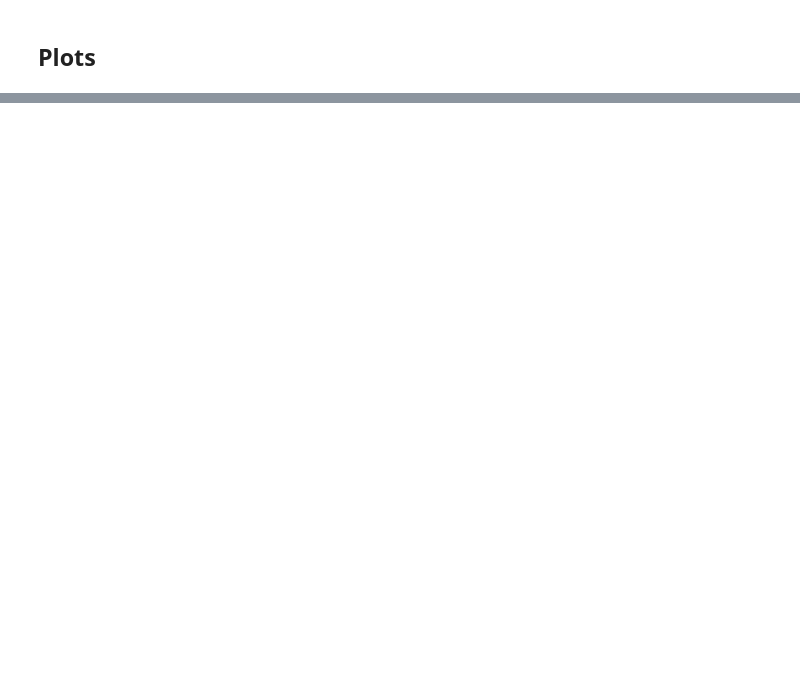
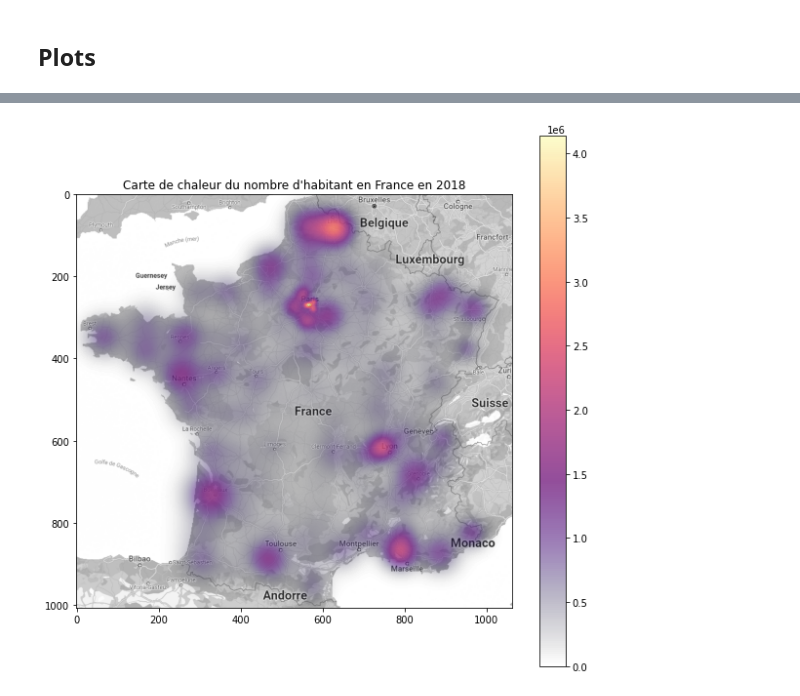
Before and after one commit to plorgue/fr_wedding_data_analysis, a Jupyter notebook: map.ipynb, the cells around one changed output, grey strips where cells are left out. Drawn from its saved outputs; the diff is of its cells as text; code cells hidden in the pictures; blank space fills up the shorter version.

```diff
--- a/map.ipynb
+++ b/map.ipynb
@@ -244,9 +241,11 @@ plt.show()
 # %%
 fig, ax = plt.subplots(1, 1, figsize=(10,10))
 y, x = np.mgrid[0:h, 0:w]
-z = np.load("heatmap-diff-1819.npy")
+z = np.load("./map-data/heatmap-pop.npy")
 c = ax.pcolormesh(x, y , z, cmap=mycmap_magma)
 fig.colorbar(c, ax=ax)
-ax.set_title("Carte de l'évolution du nombre de mariage entre 2018 et 2019 en France")
+ax.set_title("Carte de chaleur du nombre d'habitant en France en 2018")
 ax.imshow(I)
 plt.show()
+# %% [output]
+[figure, added]
```
Also changed, not shown: parts of 11 cells of this notebook, 8 other files.
